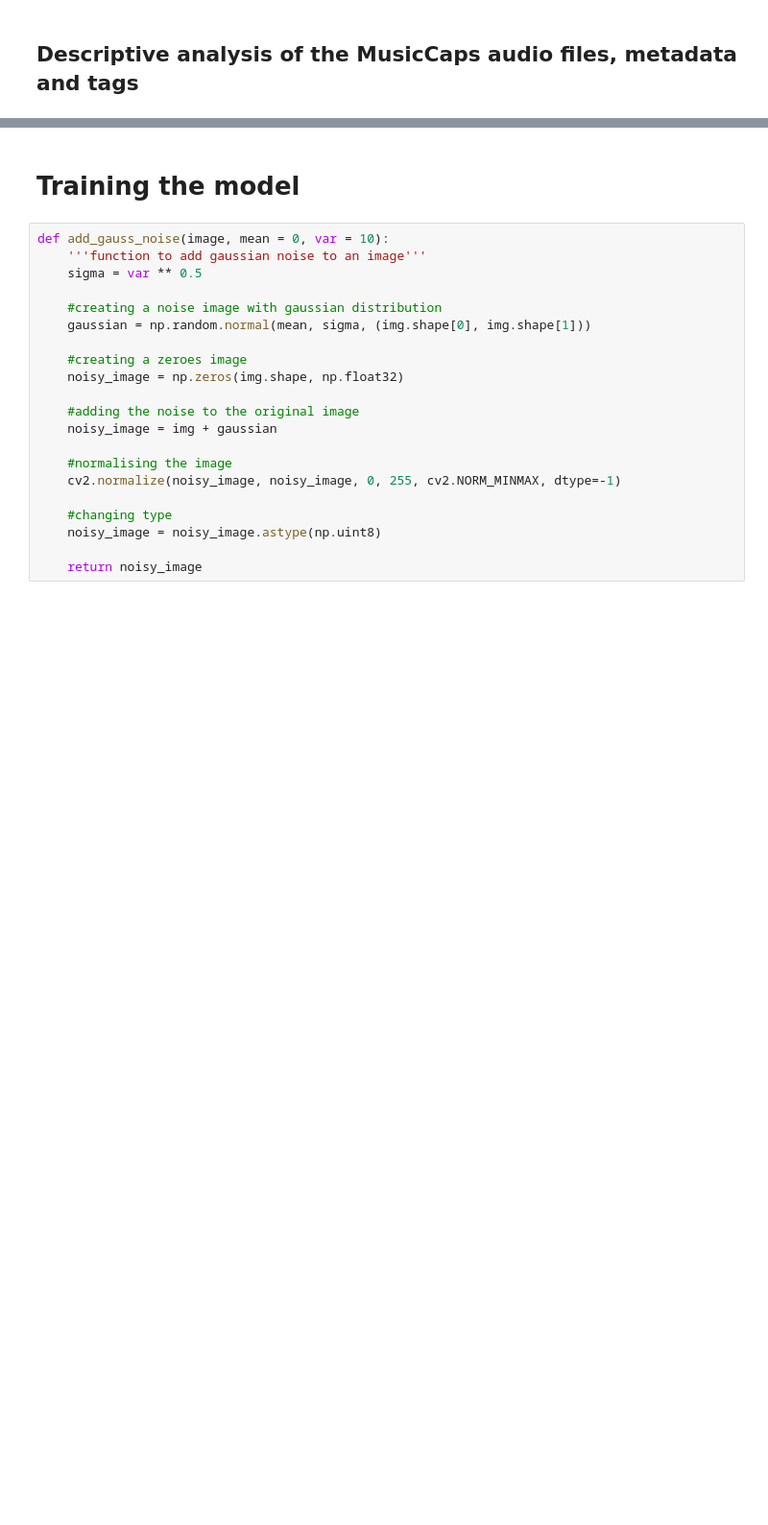
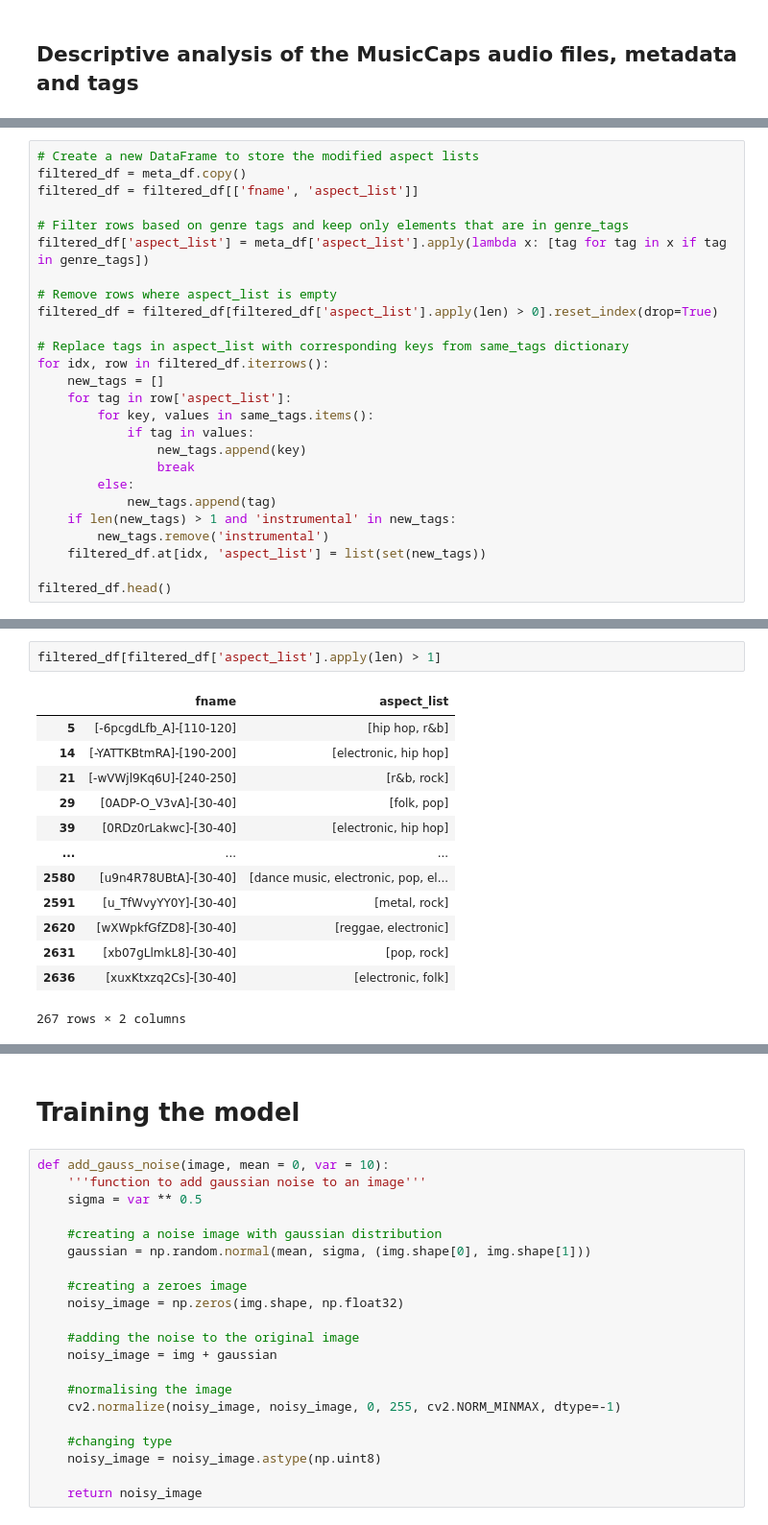
Before and after one commit to menduv/Thesis, a Jupyter notebook: CNN_musiccaps.ipynb, the cells around one changed output, grey strips where cells are left out. Shown: that part at 96% size. Cells and saved outputs as stored; diff of their text form; blank space fills up the shorter version.

```diff
--- a/CNN_musiccaps.ipynb
+++ b/CNN_musiccaps.ipynb
@@ -209,0 +231,26 @@ train_track_ids[:5]
+# %%
+# Create a new DataFrame to store the modified aspect lists
+filtered_df = meta_df.copy()
+filtered_df = filtered_df[['fname', 'aspect_list']]
+
+# Filter rows based on genre tags and keep only elements that are in genre_tags
+filtered_df['aspect_list'] = meta_df['aspect_list'].apply(lambda x: [tag for tag in x if tag in genre_tags])
+
+# Remove rows where aspect_list is empty
+filtered_df = filtered_df[filtered_df['aspect_list'].apply(len) > 0].reset_index(drop=True)
+
+# Replace tags in aspect_list with corresponding keys from same_tags dictionary
+for idx, row in filtered_df.iterrows():
+    new_tags = []
+    for tag in row['aspect_list']:
+        for key, values in same_tags.items():
+            if tag in values:
+                new_tags.append(key)
+                break
+        else:
+            new_tags.append(tag)
+    if len(new_tags) > 1 and 'instrumental' in new_tags:
+        new_tags.remove('instrumental')
+    filtered_df.at[idx, 'aspect_list'] = list(set(new_tags))
+
+filtered_df.head()
@@ -209,0 +264,16 @@ train_track_ids[:5]
+# %%
+filtered_df[filtered_df['aspect_list'].apply(len) > 1]
+# %% [output]
+|  | fname | aspect_list |
+| 5 | [-6pcgdLfb_A]-[110-120] | [hip hop, r&b] |
+| 14 | [-YATTKBtmRA]-[190-200] | [electronic, hip hop] |
+| 21 | [-wVWjl9Kq6U]-[240-250] | [r&b, rock] |
+| 29 | [0ADP-O_V3vA]-[30-40] | [folk, pop] |
+| 39 | [0RDz0rLakwc]-[30-40] | [electronic, hip hop] |
+| ... | ... | ... |
+| 2580 | [u9n4R78UBtA]-[30-40] | [dance music, electronic, pop, el... |
+| 2591 | [u_TfWvyYY0Y]-[30-40] | [metal, rock] |
+| 2620 | [wXWpkfGfZD8]-[30-40] | [reggae, electronic] |
+| 2631 | [xb07gLlmkL8]-[30-40] | [pop, rock] |
+| 2636 | [xuxKtxzq2Cs]-[30-40] | [electronic, folk] |
+267 rows × 2 columns
```
Also changed, not shown: parts of 93 cells of this notebook, 4 other files.
